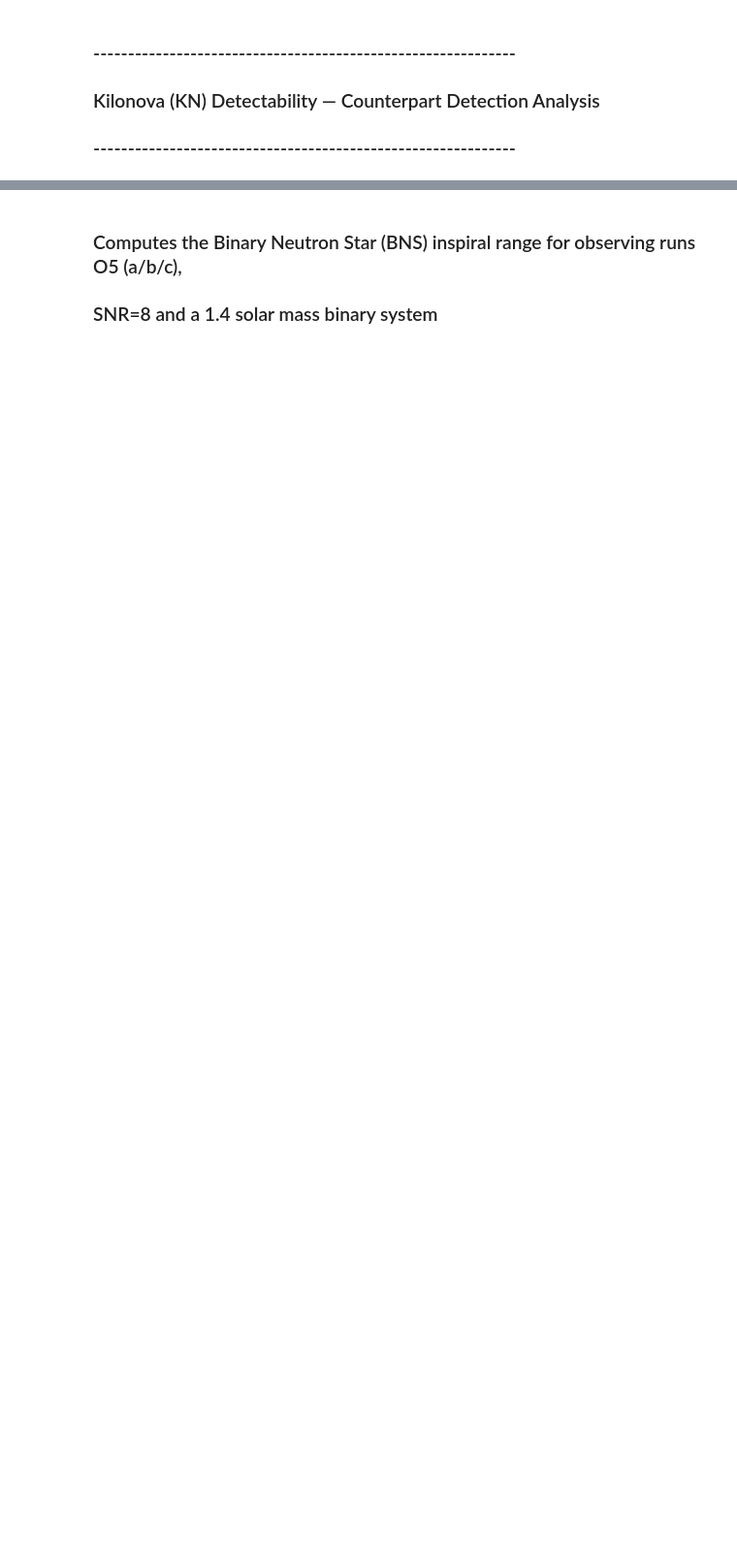
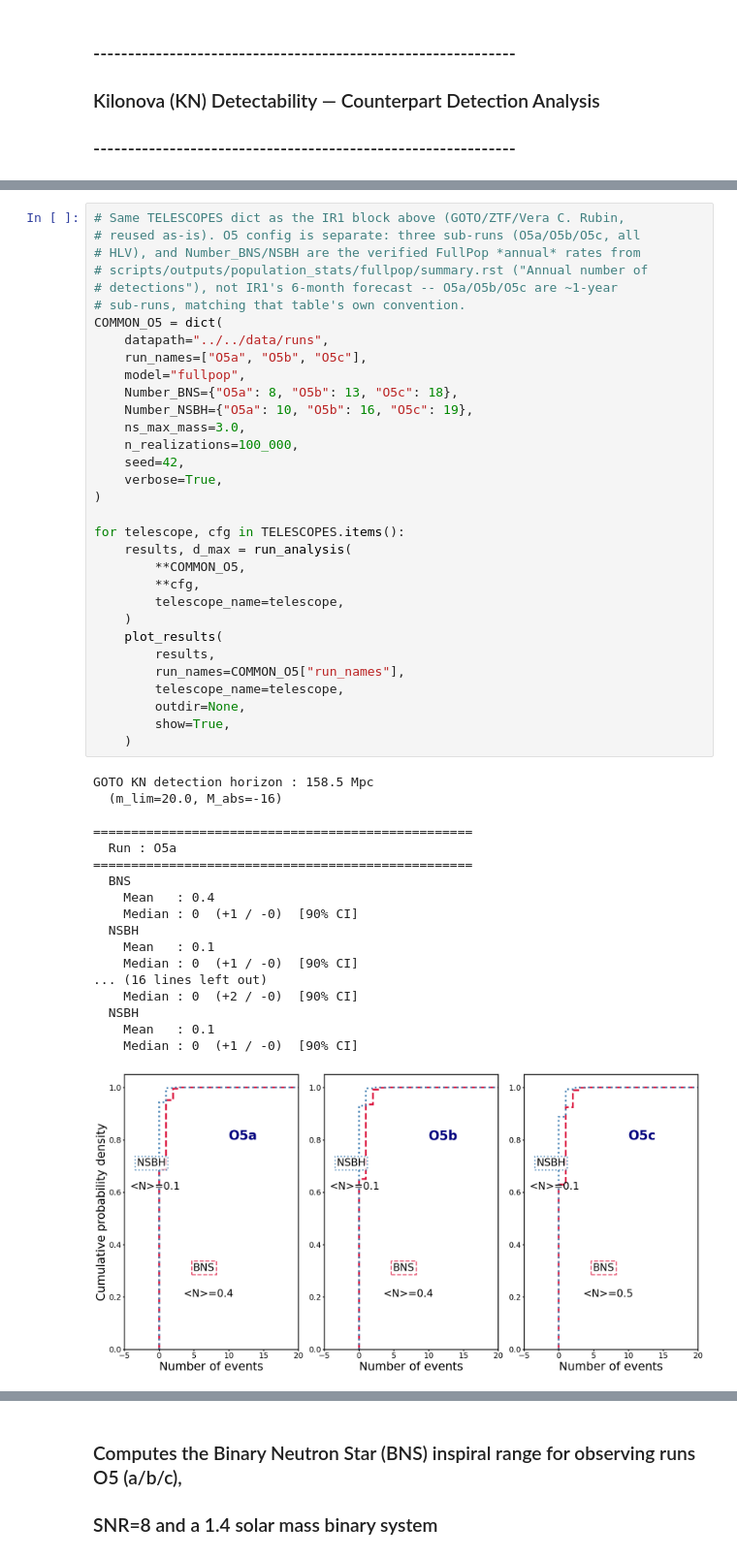
Before and after one commit to weizmannk/cbc-population-distributions, a Jupyter notebook: scripts/notebooks/quick_start.ipynb, the cells around one changed output, grey strips where cells are left out. Shown at 97% size. Saved outputs shown, nothing was run; the diff lists cells and outputs as text; blank space fills up the shorter version.

```diff
--- a/scripts/notebooks/quick_start.ipynb
+++ b/scripts/notebooks/quick_start.ipynb
@@ -1819,0 +1900,51 @@ ZTF KN detection horizon : 398.1 Mpc
+# %%
+# Same TELESCOPES dict as the IR1 block above (GOTO/ZTF/Vera C. Rubin,
+# reused as-is). O5 config is separate: three sub-runs (O5a/O5b/O5c, all
+# HLV), and Number_BNS/NSBH are the verified FullPop *annual* rates from
+# scripts/outputs/population_stats/fullpop/summary.rst ("Annual number of
+# detections"), not IR1's 6-month forecast -- O5a/O5b/O5c are ~1-year
+# sub-runs, matching that table's own convention.
+COMMON_O5 = dict(
+    datapath="../../data/runs",
+    run_names=["O5a", "O5b", "O5c"],
+    model="fullpop",
+    Number_BNS={"O5a": 8, "O5b": 13, "O5c": 18},
+    Number_NSBH={"O5a": 10, "O5b": 16, "O5c": 19},
+    ns_max_mass=3.0,
+    n_realizations=100_000,
+    seed=42,
+    verbose=True,
+)
+
+for telescope, cfg in TELESCOPES.items():
+    results, d_max = run_analysis(
+        **COMMON_O5,
+        **cfg,
+        telescope_name=telescope,
+    )
+    plot_results(
+        results,
+        run_names=COMMON_O5["run_names"],
+        telescope_name=telescope,
+        outdir=None,
+        show=True,
+    )
+# %% [output]
+GOTO KN detection horizon : 158.5 Mpc
+  (m_lim=20.0, M_abs=-16)
+
+==================================================
+  Run : O5a
+==================================================
+  BNS
+    Mean   : 0.4
+    Median : 0  (+1 / -0)  [90% CI]
+  NSBH
+    Mean   : 0.1
+    Median : 0  (+1 / -0)  [90% CI]
+... (16 lines left out)
+    Median : 0  (+2 / -0)  [90% CI]
+  NSBH
+    Mean   : 0.1
+    Median : 0  (+1 / -0)  [90% CI]
+[figure, added]
```
Also changed, not shown: parts of 25 cells of this notebook, 59 other files.
